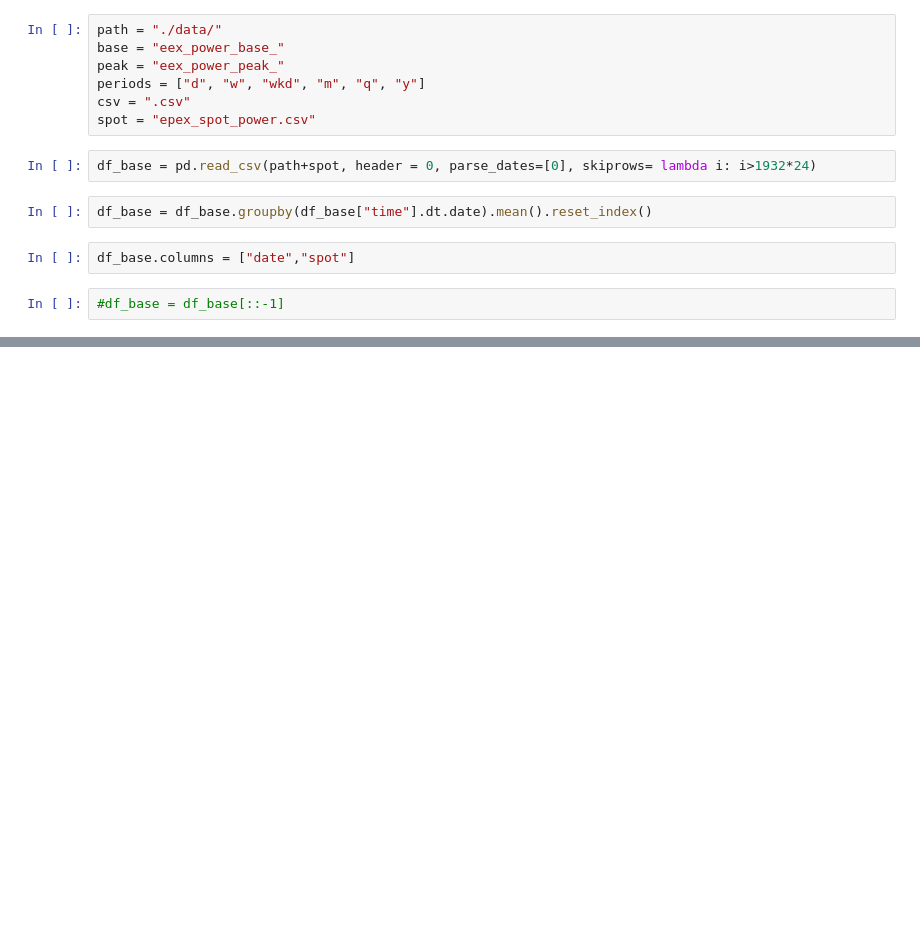
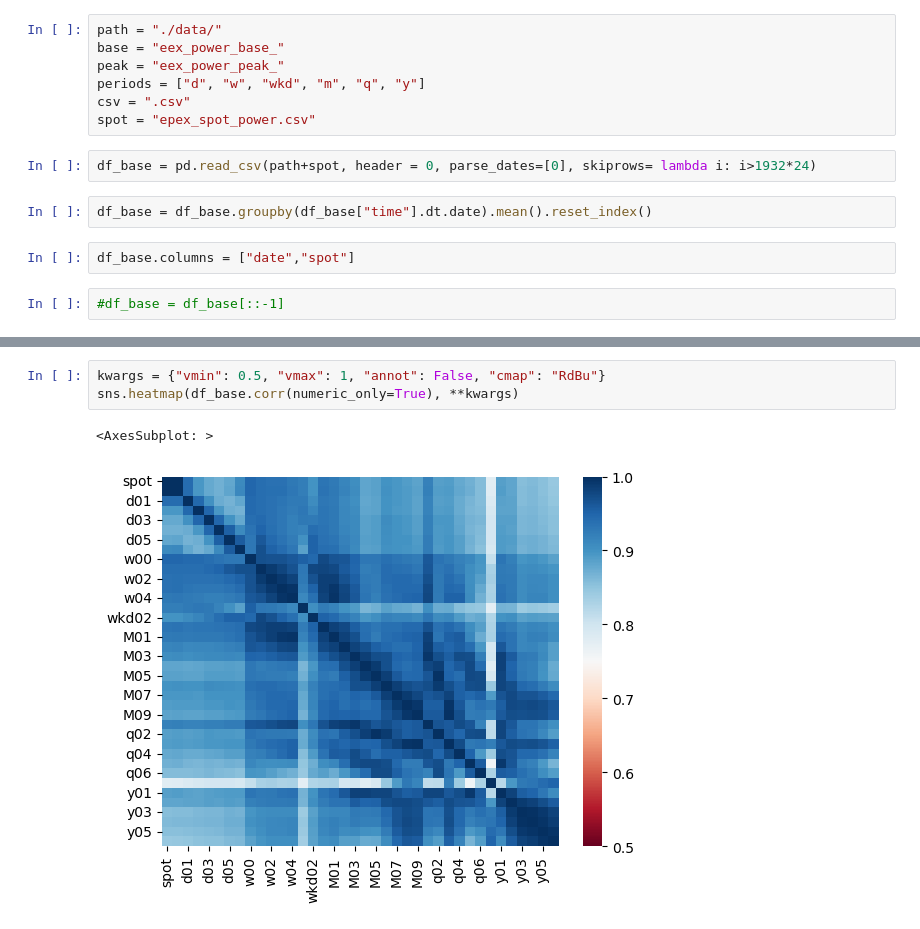
Before and after one commit to michael-fuest/DAiA-EON, a Jupyter notebook: market_price_exploration.ipynb, the cells around one changed output, grey strips where cells are left out. Saved outputs shown, nothing was run; the diff lists cells and outputs as text; blank space fills up the shorter version.

```diff
--- a/market_price_exploration.ipynb
+++ b/market_price_exploration.ipynb
@@ -32,0 +74,6 @@ datetime.date(2022, 10, 14)
+# %%
+kwargs = {"vmin": 0.5, "vmax": 1, "annot": False, "cmap": "RdBu"}
+sns.heatmap(df_base.corr(numeric_only=True), **kwargs)
+# %% [output]
+<AxesSubplot: >
+[figure, added]
```
Also changed, not shown: parts of 8 cells of this notebook, 1 other file.
